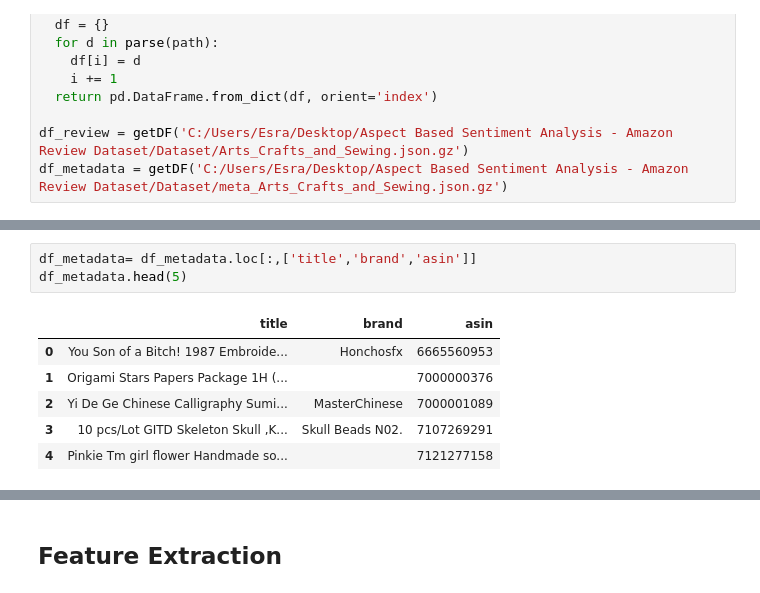
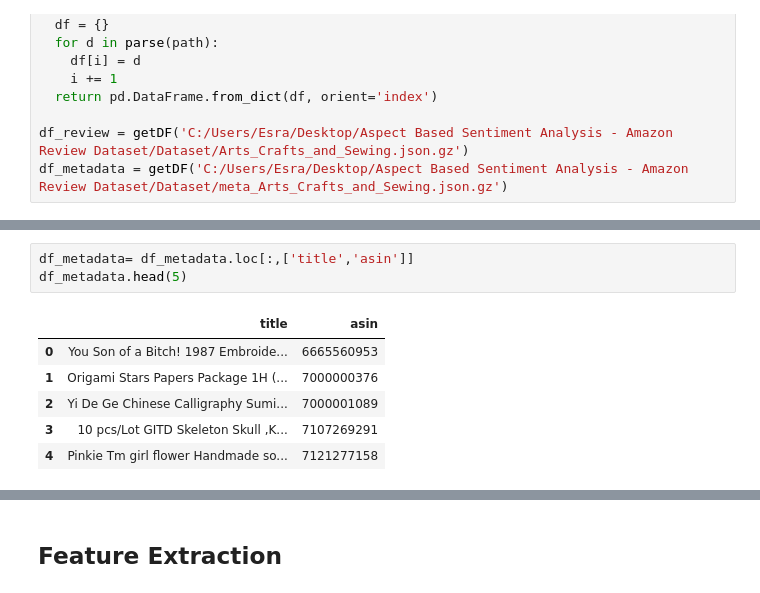
Before and after one commit to esragucukbel/NLP_Term_Project, a Jupyter notebook: NLP_Project.ipynb, the cells around one changed output, grey strips where cells are left out. Saved outputs shown, nothing was run; the diff lists cells and outputs as text.

```diff
--- a/NLP_Project.ipynb
+++ b/NLP_Project.ipynb
@@ -49,10 +66,10 @@ df_review = df_review.loc[:, ['asin', 'reviewText','summary','overall']]
 # %%
-df_metadata= df_metadata.loc[:,['title','brand','asin']]
+df_metadata= df_metadata.loc[:,['title','asin']]
 df_metadata.head(5)
 # %% [output]
-|  | title | brand | asin |
-| 0 | You Son of a Bitch! 1987 Embroide... | Honchosfx | 6665560953 |
-| 1 | Origami Stars Papers Package 1H (... |  | 7000000376 |
-| 2 | Yi De Ge Chinese Calligraphy Sumi... | MasterChinese | 7000001089 |
-| 3 | 10 pcs/Lot GITD Skeleton Skull ,K... | Skull Beads N02. | 7107269291 |
-| 4 | Pinkie Tm girl flower Handmade so... |  | 7121277158 |
+|  | title | asin |
+| 0 | You Son of a Bitch! 1987 Embroide... | 6665560953 |
+| 1 | Origami Stars Papers Package 1H (... | 7000000376 |
+| 2 | Yi De Ge Chinese Calligraphy Sumi... | 7000001089 |
+| 3 | 10 pcs/Lot GITD Skeleton Skull ,K... | 7107269291 |
+| 4 | Pinkie Tm girl flower Handmade so... | 7121277158 |
```
Also changed, not shown: parts of 18 cells of this notebook.
